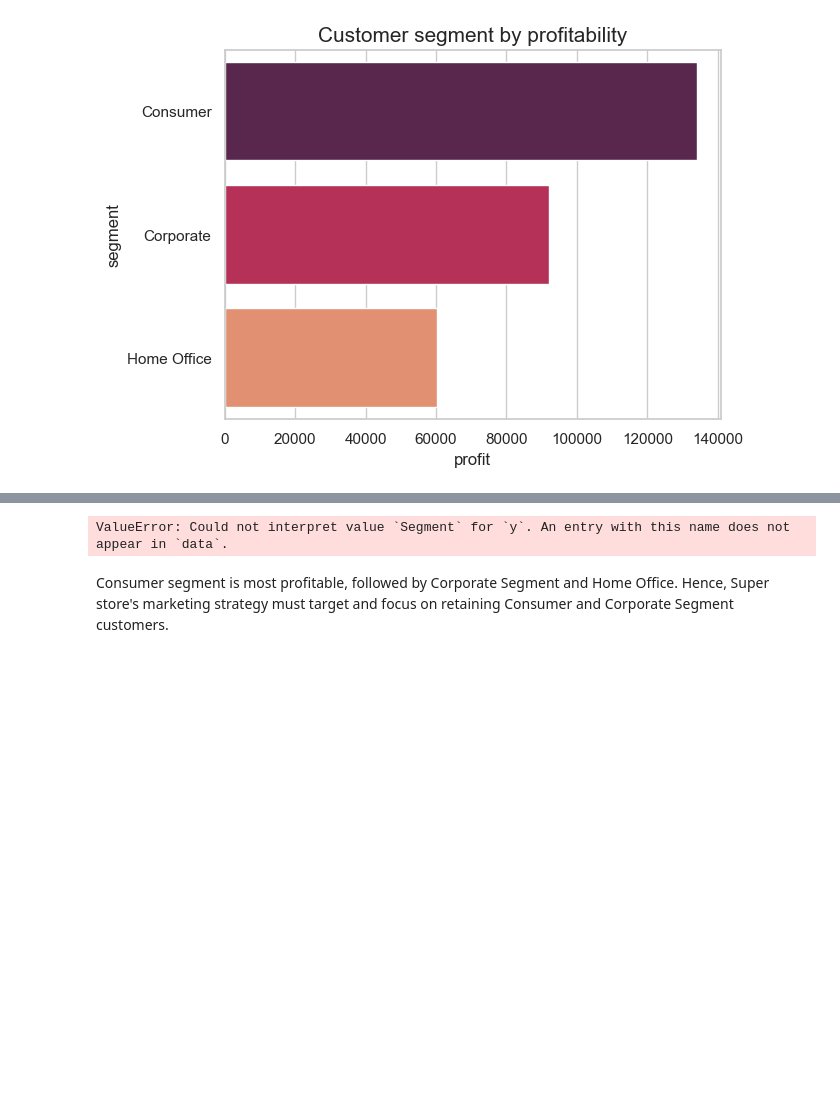
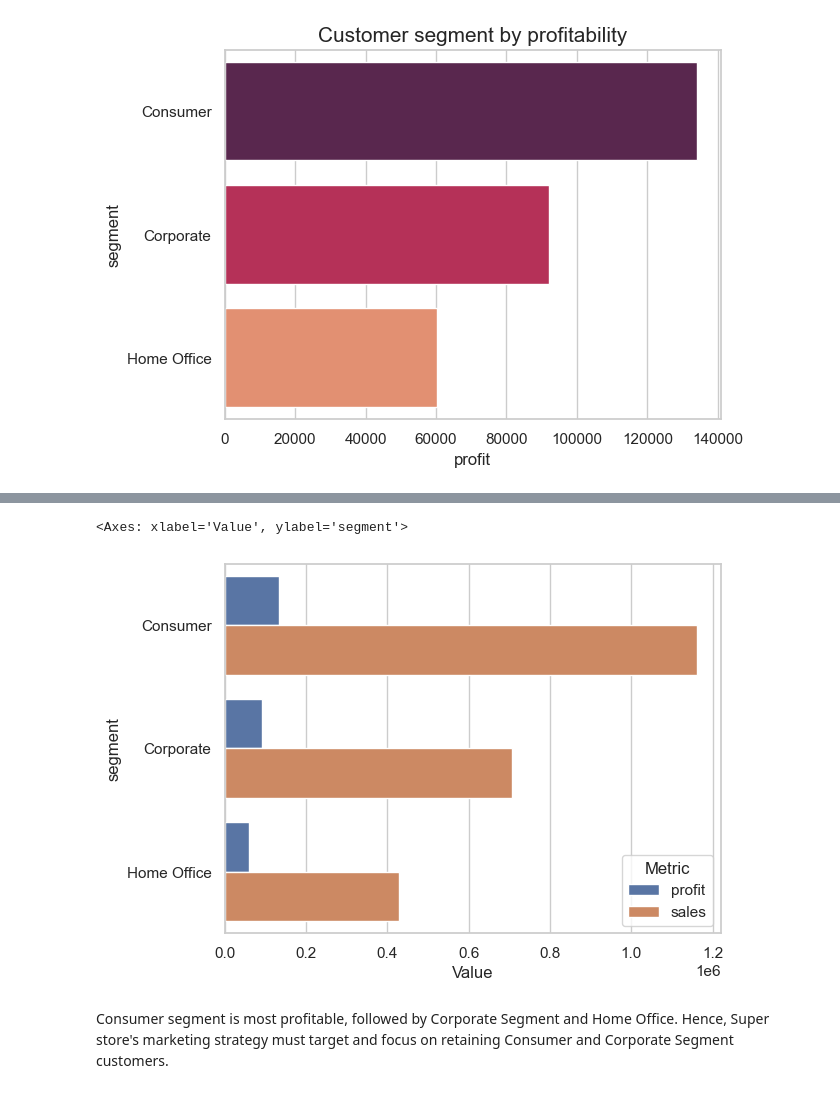
Before and after one commit to Deyazdev/projects, a Jupyter notebook: Superstore Analysis.ipynb, the cells around one changed output, grey strips where cells are left out. Cells and saved outputs as stored; diff of their text form; code cells hidden in the pictures; blank space fills up the shorter version.

```diff
--- a/Superstore Analysis.ipynb
+++ b/Superstore Analysis.ipynb
@@ -320,8 +330,9 @@ Text(0.5, 1.0, 'Customer segment by profitability')
 # %%
 segment_long = segment.melt(id_vars='segment', value_vars=['profit', 'sales'],  var_name='Metric', value_name='Value')
-sns.barplot(segment_long, x = 'Value', y = 'Segment', hue= 'Metric')
+sns.barplot(segment_long, x = 'Value', y = 'segment', hue= 'Metric')
 # %% [output]
-ValueError: Could not interpret value `Segment` for `y`. An entry with this name does not appear in `data`.
+<Axes: xlabel='Value', ylabel='segment'>
+[figure, added]
 # %% [markdown]
 Consumer segment is most profitable, followed by Corporate Segment and Home Office.
 Hence, Super store's marketing strategy must target and focus on retaining Consumer and Corporate Segment customers.
```
Also changed, not shown: parts of 13 cells of this notebook.
